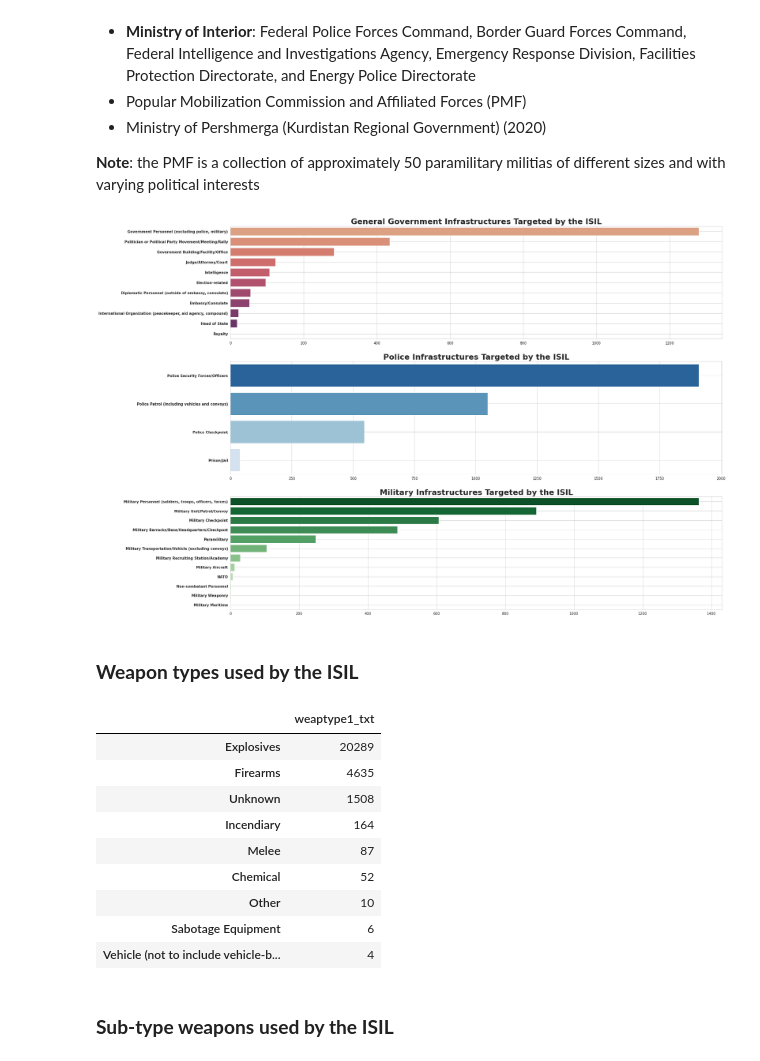
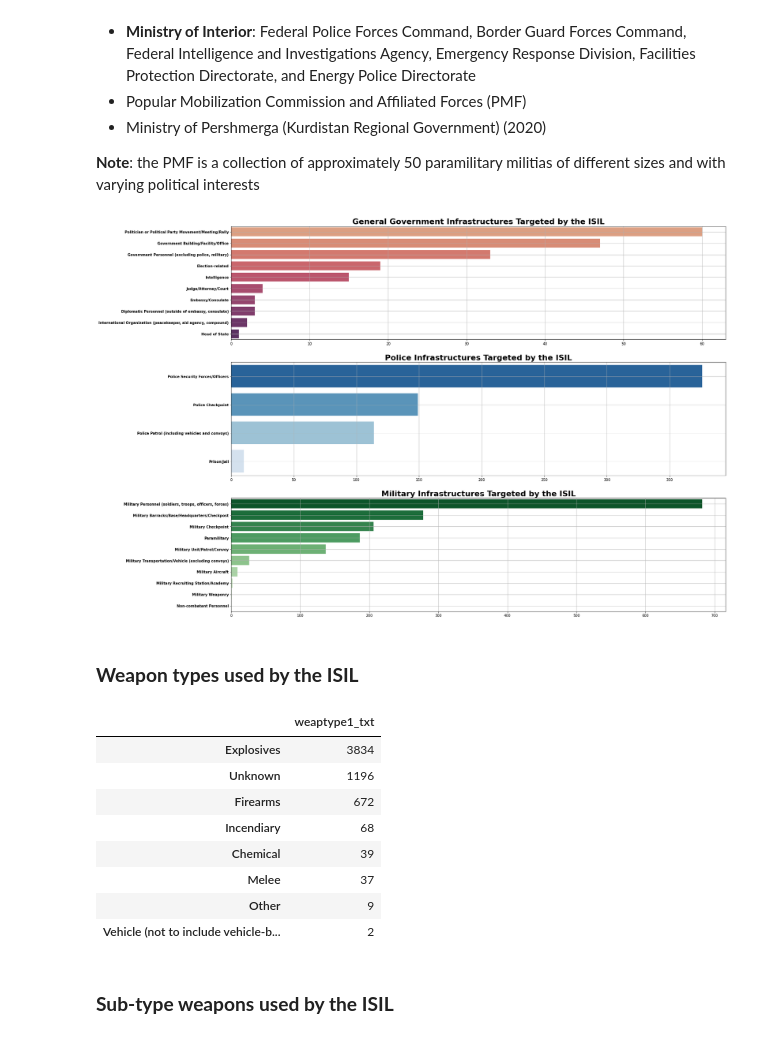
Before and after one commit to ratmadjads/DSC680, a Jupyter notebook: notebooks/DSC680_MileStoneThree_AtmadjaRio.ipynb, the cells around one changed output. Cells and saved outputs as stored; diff of their text form; code cells hidden in the pictures.

Commit message:
DSC680: Minor fix, update the dataframe to only include events from the ISIL

```diff
--- a/notebooks/DSC680_MileStoneThree_AtmadjaRio.ipynb
+++ b/notebooks/DSC680_MileStoneThree_AtmadjaRio.ipynb
@@ -193,7 +193,8 @@ pd.DataFrame(iraq_df.pivot_table(values='nkillus', index='iyear', columns='provs
 # %% [markdown]
 ### **Top 25 City in IRAQ control by the ISIL**
 # %%
-pd.DataFrame(iraq_df.query("gname == 'Islamic State of Iraq and the Levant (ISIL)' ")['city'].value_counts().head(25))
+isil_df: DataFrame = pd.DataFrame(iraq_df.query("gname == 'Islamic State of Iraq and the Levant (ISIL)' "))
+pd.DataFrame(isil_df['city'].value_counts().head(25))
 # %% [output]
 |  | city |
 | Mosul | 709 |
@@ -239,7 +249,7 @@ plt.rcParams['figure.figsize'] = (25,20)
 
 figure = plt.figure()
 ax = figure.add_subplot(3,1,1)
-gov_infra, n_damages = zip(*iraq_df[iraq_df.targsubtype1.apply(lambda gov_infra: gov_infra in np.arange(14,22).tolist() + np.arange(45,48).tolist())].targsubtype1_txt.value_counts().to_dict().items())
+gov_infra, n_damages = zip(*isil_df[isil_df.targsubtype1.apply(lambda gov_infra: gov_infra in np.arange(14,22).tolist() + np.arange(45,48).tolist())].targsubtype1_txt.value_counts().to_dict().items())
 sns.barplot(x=list(n_damages),
             y=list(gov_infra),
             palette='flare',
@@ -251,51 +261,50 @@ ax.set_title(label="General Government Infrastructures Targeted by the ISIL",
 
 ax.set_yticklabels(list(gov_infra), fontweight='bold')
 ax.grid(True)
 
 ax = figure.add_subplot(3,1,2)
-police_infra, n_damages = zip(*iraq_df[iraq_df.targsubtype1.apply(lambda gov_infra: gov_infra in range(23,27))].targsubtype1_txt.value_counts().to_dict().items())
+police_infra, n_damages = zip(*isil_df[isil_df.targsubtype1.apply(lambda gov_infra: gov_infra in range(23,27))].targsubtype1_txt.value_counts().to_dict().items())
 sns.barplot(x=list(n_damages),
             y=list(police_infra),
             palette='Blues_r',
             ax=ax)
 
 ax.set_title(label="Police Infrastructures Targeted by the ISIL",
              fontweight='bold',
              fontsize=22)
 
 ax.set_yticklabels(list(police_infra), fontweight='bold')
 ax.grid(True)
 
 ax = figure.add_subplot(3,1,3)
-military_infra, n_damages = zip(*iraq_df[iraq_df.targsubtype1.apply(lambda gov_infra: gov_infra in range(27,40))].targsubtype1_txt.value_counts().to_dict().items())
+military_infra, n_damages = zip(*isil_df[isil_df.targsubtype1.apply(lambda gov_infra: gov_infra in range(27,40))].targsubtype1_txt.value_counts().to_dict().items())
 sns.barplot(x=list(n_damages),
             y=list(military_infra),
             palette='Greens_r',
             ax=ax)
 
 ax.set_title(label="Military Infrastructures Targeted by the ISIL",
              fontweight='bold',
              fontsize=22)
 
 ax.set_yticklabels(list(military_infra), fontweight='bold')
 ax.grid(True)
 # %% [output]
-[figure, old version]
+[figure, new version]
 # %% [markdown]
 ### **Weapon types used by the ISIL**
 # %%
-pd.DataFrame(iraq_df.weaptype1_txt.value_counts())
+pd.DataFrame(isil_df.weaptype1_txt.value_counts())
 # %% [output]
 |  | weaptype1_txt |
-| Explosives | 20289 |
-| Firearms | 4635 |
-| Unknown | 1508 |
-| Incendiary | 164 |
-| Melee | 87 |
-| Chemical | 52 |
-| Other | 10 |
-| Sabotage Equipment | 6 |
-| Vehicle (not to include vehicle-b... | 4 |
+| Explosives | 3834 |
+| Unknown | 1196 |
+| Firearms | 672 |
+| Incendiary | 68 |
+| Chemical | 39 |
+| Melee | 37 |
+| Other | 9 |
+| Vehicle (not to include vehicle-b... | 2 |
 # %% [markdown]
 ### **Sub-type weapons used by the ISIL**
 # %%
```
Also changed, not shown: parts of 11 cells of this notebook.
